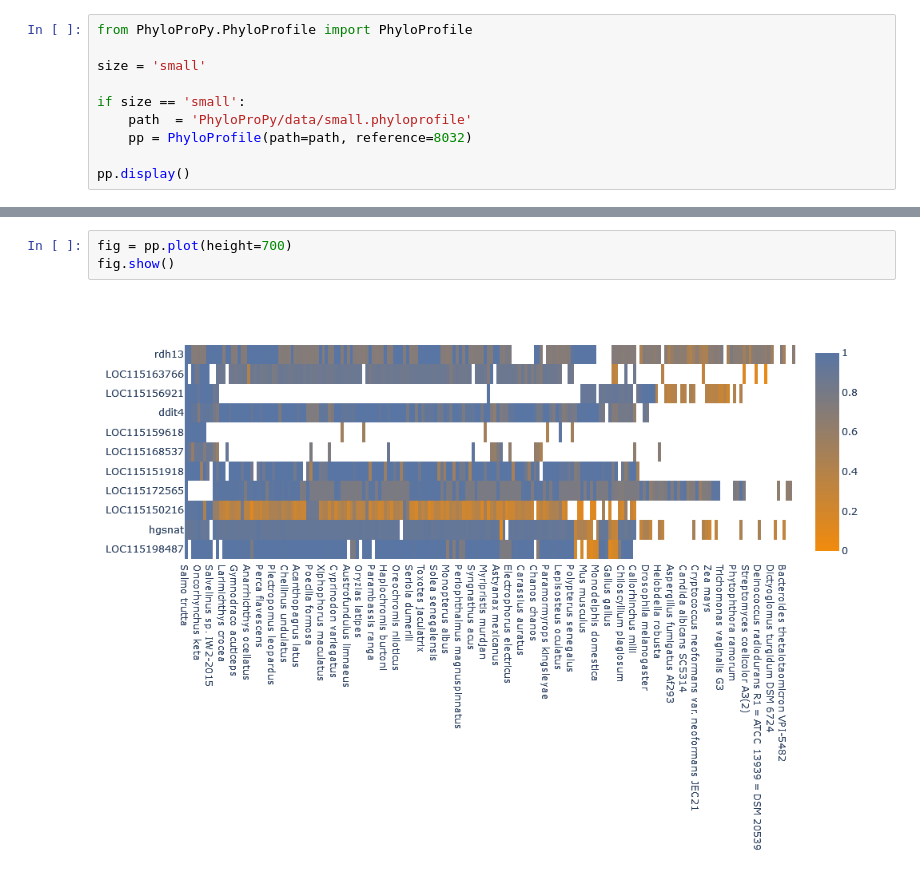
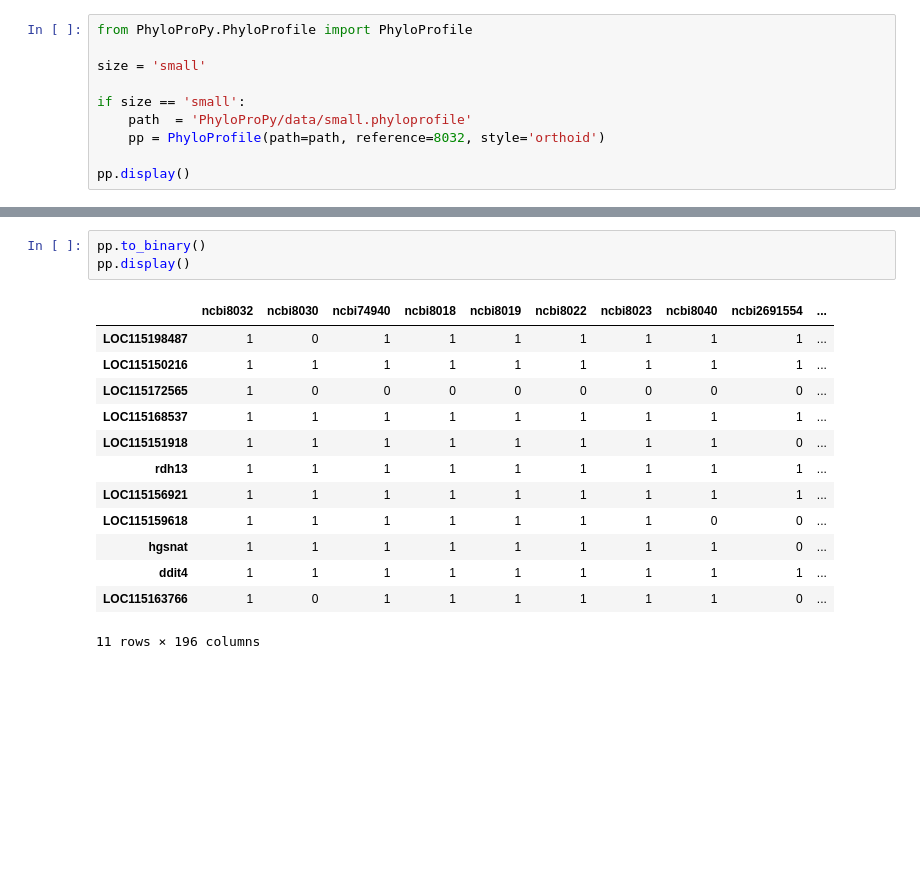
Before and after one commit to felixlangschied/PhyloProPy, a Jupyter notebook: testing.ipynb, the cells around one changed output, grey strips where cells are left out. Saved outputs shown, nothing was run; the diff lists cells and outputs as text; blank space fills up the shorter version.

Commit message:
Added to_binary functin

```diff
--- a/testing.ipynb
+++ b/testing.ipynb
@@ -5,7 +5,7 @@ size = 'small'
 
 if size == 'small':
     path  = 'PhyloProPy/data/small.phyloprofile'
-    pp = PhyloProfile(path=path, reference=8032)
+    pp = PhyloProfile(path=path, reference=8032, style='orthoid')
 
 pp.display()
 # %% [output]
@@ -28,6 +28,18 @@ pp.display()
 11 rows × 196 columns
 # %%
-fig = pp.plot(height=700)
-fig.show()
+pp.to_binary()
+pp.display()
 # %% [output]
-[figure, removed]
+|  | ncbi8032 | ncbi8030 | ncbi74940 | ncbi8018 | ncbi8019 | ncbi8022 | ncbi8023 | ncbi8040 | ncbi2691554 | ... |
+| LOC115198487 | 1 | 0 | 1 | 1 | 1 | 1 | 1 | 1 | 1 | ... |
+| LOC115150216 | 1 | 1 | 1 | 1 | 1 | 1 | 1 | 1 | 1 | ... |
+| LOC115172565 | 1 | 0 | 0 | 0 | 0 | 0 | 0 | 0 | 0 | ... |
+| LOC115168537 | 1 | 1 | 1 | 1 | 1 | 1 | 1 | 1 | 1 | ... |
+| LOC115151918 | 1 | 1 | 1 | 1 | 1 | 1 | 1 | 1 | 0 | ... |
+| rdh13 | 1 | 1 | 1 | 1 | 1 | 1 | 1 | 1 | 1 | ... |
+| LOC115156921 | 1 | 1 | 1 | 1 | 1 | 1 | 1 | 1 | 1 | ... |
+| LOC115159618 | 1 | 1 | 1 | 1 | 1 | 1 | 1 | 0 | 0 | ... |
+| hgsnat | 1 | 1 | 1 | 1 | 1 | 1 | 1 | 1 | 0 | ... |
+| ddit4 | 1 | 1 | 1 | 1 | 1 | 1 | 1 | 1 | 1 | ... |
+| LOC115163766 | 1 | 0 | 1 | 1 | 1 | 1 | 1 | 1 | 0 | ... |
+11 rows × 196 columns
```
Also changed, not shown: parts of 2 cells of this notebook, 2 other files.
